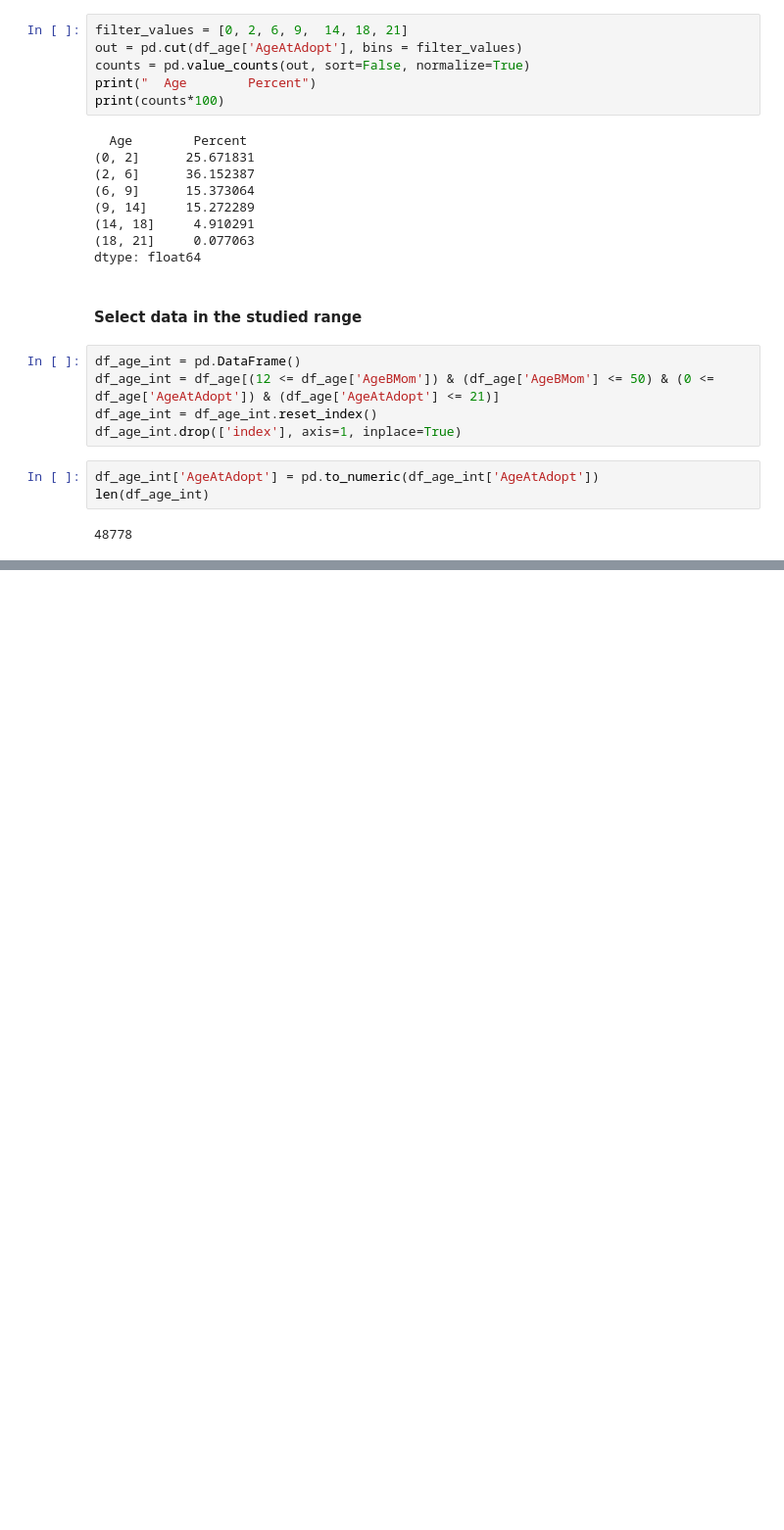
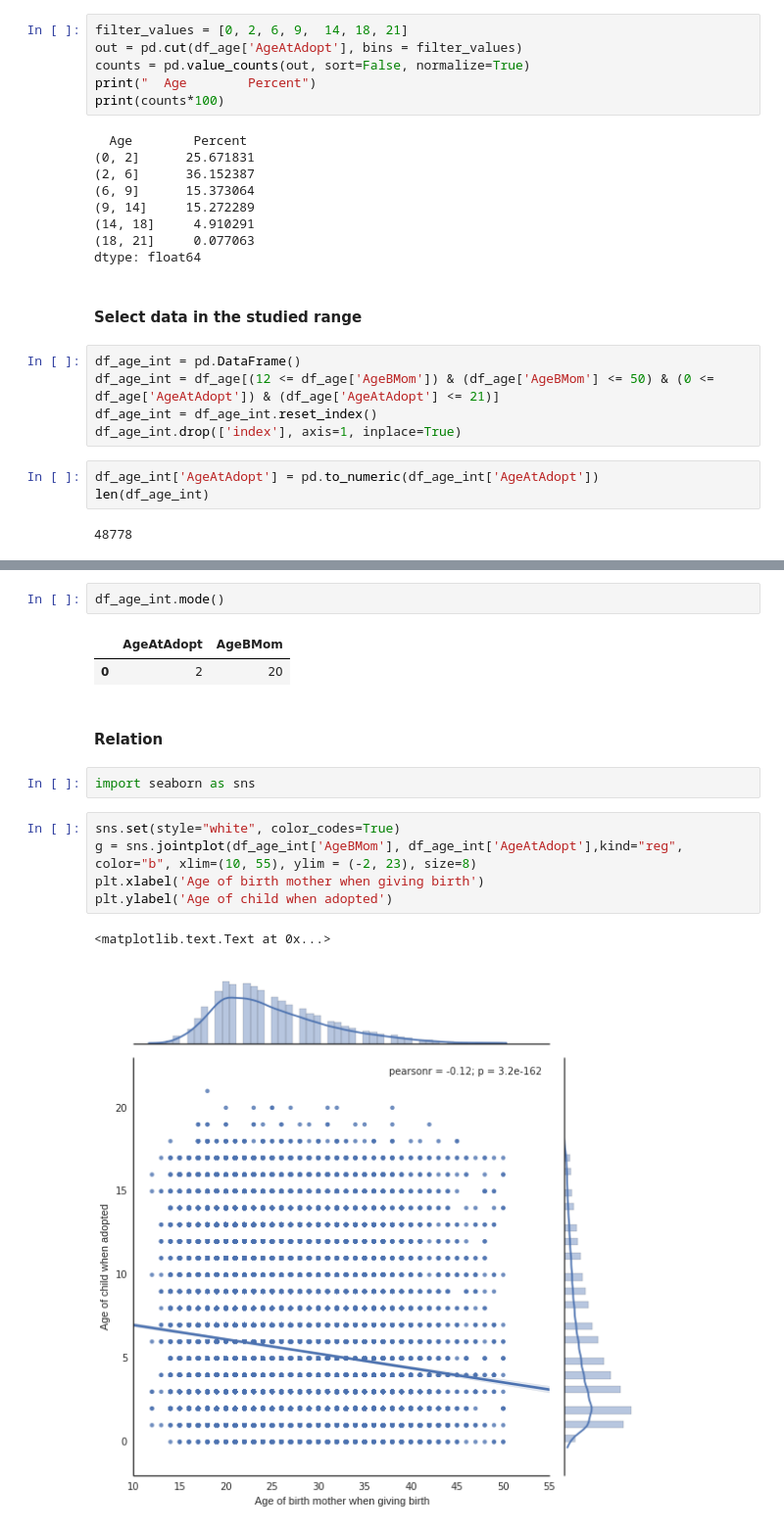
Before and after one commit to jlantos/Adoption, a Jupyter notebook: Adoption_age.ipynb, the cells around one changed output, grey strips where cells are left out. Shown at 98% size. Cells and saved outputs as stored; diff of their text form; blank space fills up the shorter version.

```diff
--- a/Adoption_age.ipynb
+++ b/Adoption_age.ipynb
@@ -137,0 +153,17 @@ plt.xlabel('Age')
+# %%
+df_age_int.mode()
+# %% [output]
+|  | AgeAtAdopt | AgeBMom |
+| 0 | 2 | 20 |
+# %% [markdown]
+#### Relation
+# %%
+import seaborn as sns
+# %%
+sns.set(style="white", color_codes=True)
+g = sns.jointplot(df_age_int['AgeBMom'], df_age_int['AgeAtAdopt'],kind="reg", color="b", xlim=(10, 55), ylim = (-2, 23), size=8)
+plt.xlabel('Age of birth mother when giving birth')
+plt.ylabel('Age of child when adopted')
+# %% [output]
+<matplotlib.text.Text at 0x...>
+[figure, added]
```
Also changed, not shown: parts of 8 cells of this notebook.
